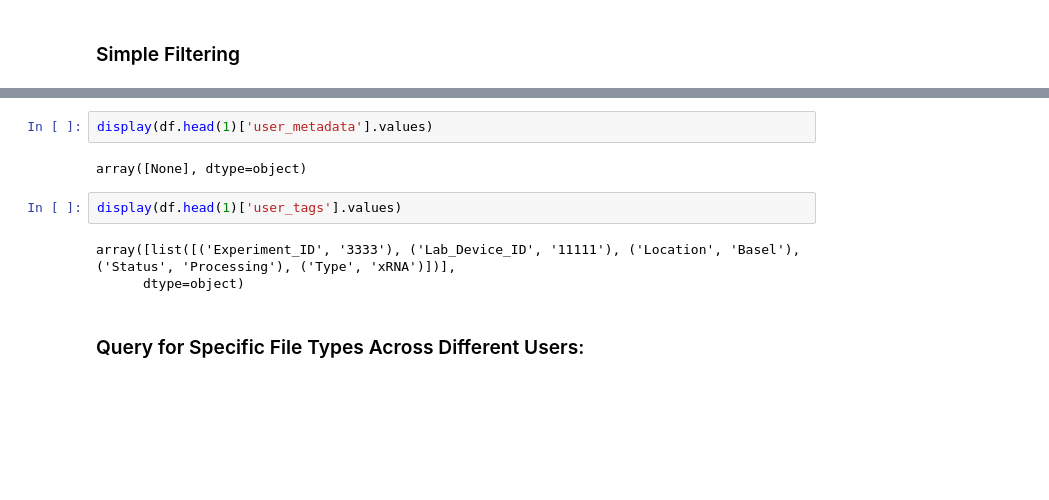
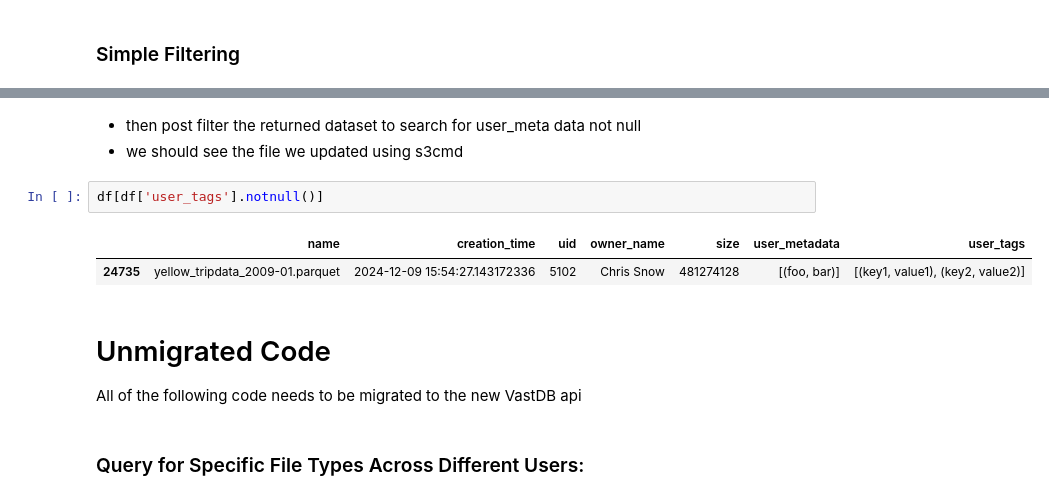
Before and after one commit to snowch/vast-docker-compose-examples, a Jupyter notebook: jupyter-pyspark/examples/catalog/python-sdk-vast-catalog.ipynb, the cells around one changed output, grey strips where cells are left out. Cells and saved outputs as stored; diff of their text form; blank space fills up the shorter version.

```diff
--- a/jupyter-pyspark/examples/catalog/python-sdk-vast-catalog.ipynb
+++ b/jupyter-pyspark/examples/catalog/python-sdk-vast-catalog.ipynb
@@ -209,12 +222,15 @@ display(df)
+# %% [markdown]
+- then post filter the returned dataset to search for user_meta data not null
+- we should see the file we updated using s3cmd
 # %%
-display(df.head(1)['user_metadata'].values)
+df[df['user_tags'].notnull()]
 # %% [output]
-array([None], dtype=object)
+|  | name | creation_time | uid | owner_name | size | user_metadata | user_tags |
+| 24735 | yellow_tripdata_2009-01.parquet | 2024-12-09 15:54:27.143172336 | 5102 | Chris Snow | 481274128 | [(foo, bar)] | [(key1, value1), (key2, value2)] |
-# %%
-display(df.head(1)['user_tags'].values)
-# %% [output]
-array([list([('Experiment_ID', '3333'), ('Lab_Device_ID', '11111'), ('Location', 'Basel'), ('Status', 'Processing'), ('Type', 'xRNA')])],
-      dtype=object)
+# %% [markdown]
+# Unmigrated Code
+
+All of the following code needs to be migrated to the new VastDB api
 # %% [markdown]
 ### Query for Specific File Types Across Different Users:
 # %%
```
Also changed, not shown: parts of 10 cells of this notebook.
